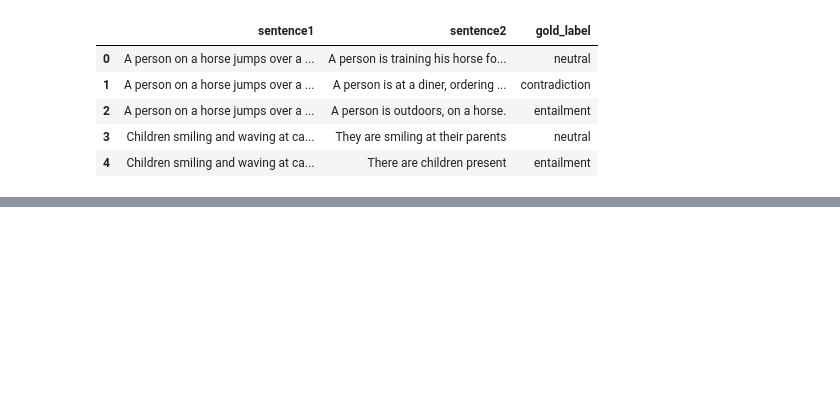
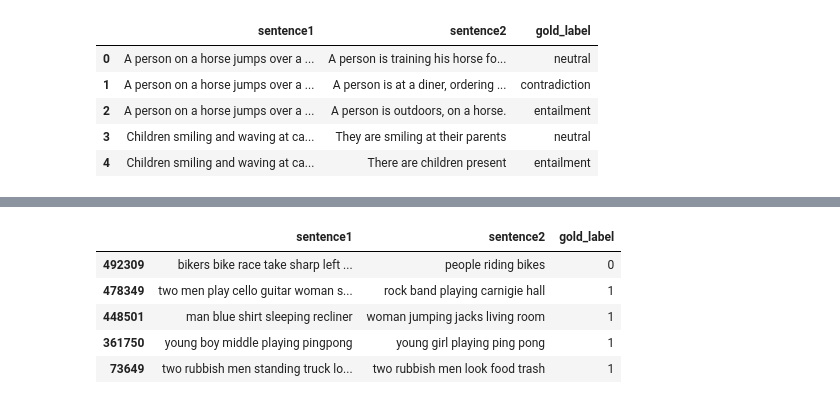
Before and after one commit to Manditar2/NLI-con-red-neuronal-LSTM, a Jupyter notebook: Proyecto_data_science.ipynb, the cells around one changed output, grey strips where cells are left out. Cells and saved outputs as stored; diff of their text form; code cells hidden in the pictures; blank space fills up the shorter version.

```diff
--- a/Proyecto_data_science.ipynb
+++ b/Proyecto_data_science.ipynb
@@ -134,15 +143,21 @@ df.head()
 # %%
 #@title Pre procesamiento
-# stop_words = stopwords.words('english')
-# more_stopwords = ['u', 'im', 'c']
-# stop_words = stop_words + more_stopwords
+stop_words = stopwords.words('english')
+more_stopwords = ['u', 'im', 'c']
+stop_words = stop_words + more_stopwords
 
-# def remove_stopwords(text):
-#     text = ' '.join(word for word in text.split(' ') if word not in stop_words)
-#     return text
+def remove_stopwords(text):
+    text = ' '.join(word for word in text.split(' ') if word not in stop_words)
+    return text
 
-# df['sentence1'] = df['sentence1'].apply(remove_stopwords)
-# df['sentence2'] = df['sentence2'].apply(remove_stopwords)
-# df['sentence1'].shape
-# df['sentence2'].shape
+df['sentence1'] = df['sentence1'].apply(remove_stopwords)
+df['sentence2'] = df['sentence2'].apply(remove_stopwords)
+df.head()
+# %% [output]
+|  | sentence1 | sentence2 | gold_label |
+| 492309 | bikers bike race take sharp left ... | people riding bikes | 0 |
+| 478349 | two men play cello guitar woman s... | rock band playing carnigie hall | 1 |
+| 448501 | man blue shirt sleeping recliner | woman jumping jacks living room | 1 |
+| 361750 | young boy middle playing pingpong | young girl playing ping pong | 1 |
+| 73649 | two rubbish men standing truck lo... | two rubbish men look food trash | 1 |
 # %%
```
Also changed, not shown: parts of 57 cells of this notebook.
